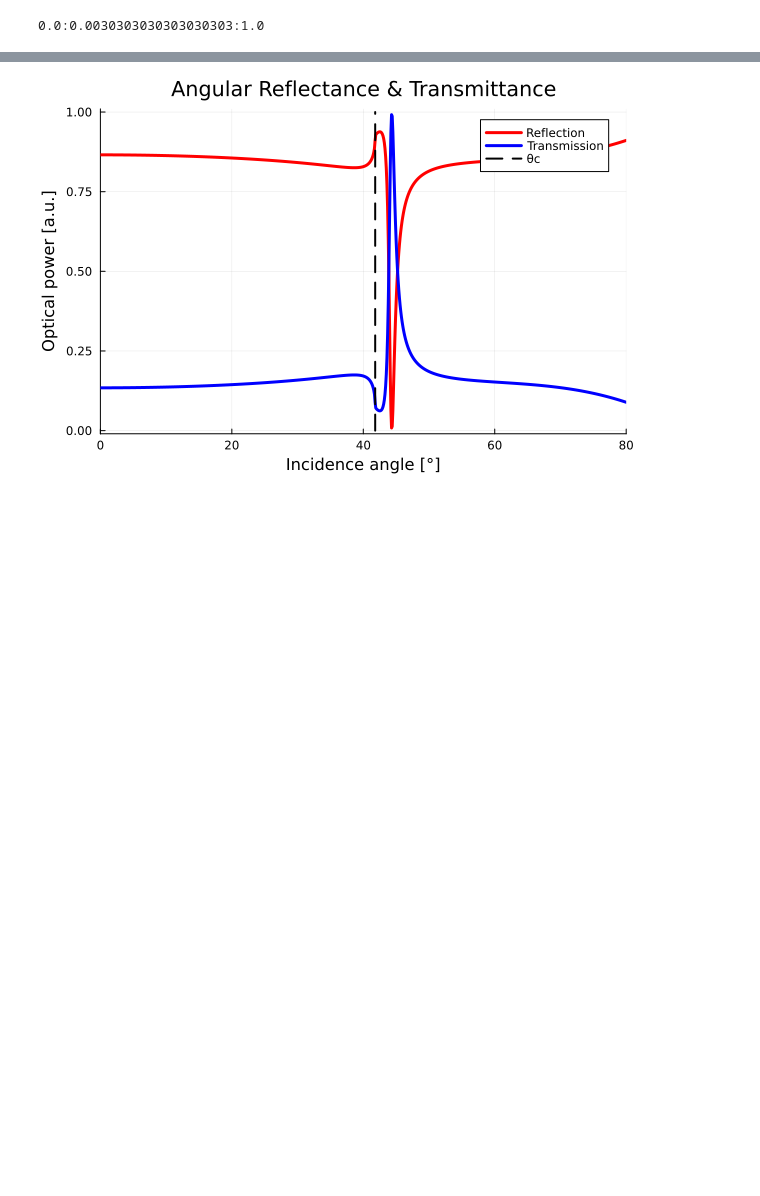
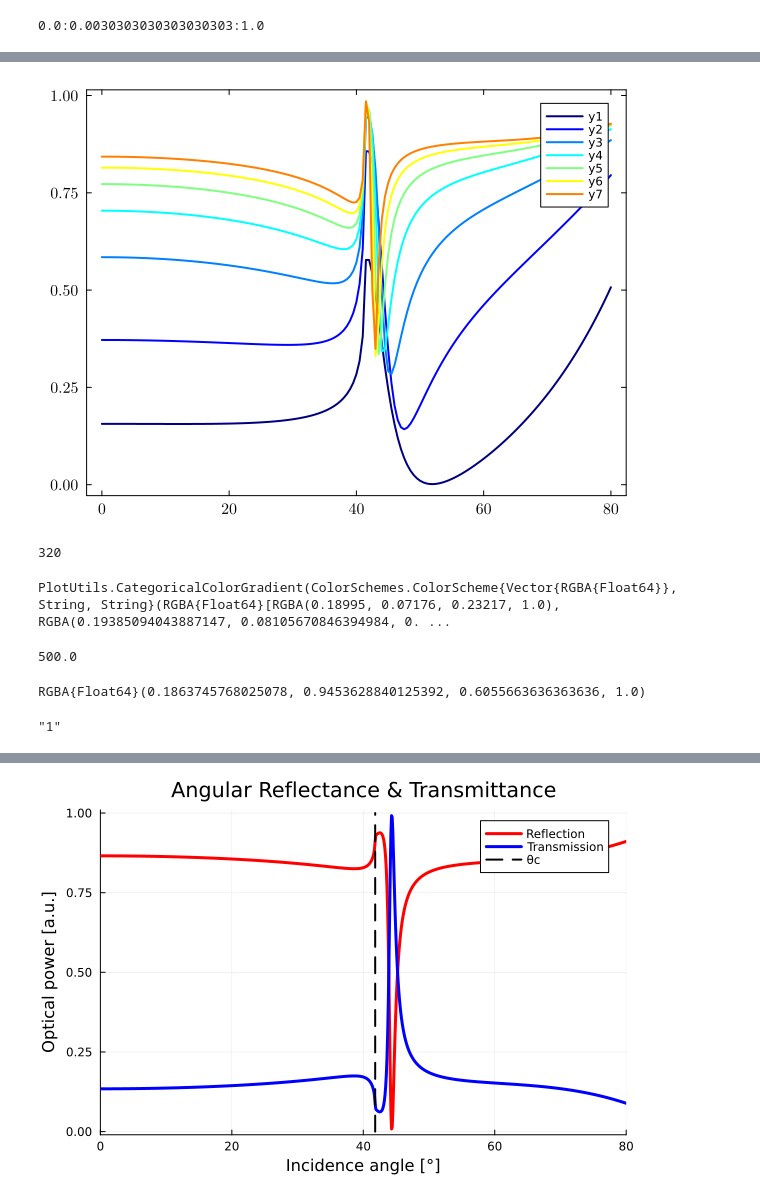
Before and after one commit to ArifMoranV/Optics, a Jupyter notebook: matrixmthd.ipynb, the cells around one changed output, grey strips where cells are left out. Drawn from its saved outputs; the diff is of its cells as text; code cells hidden in the pictures; blank space fills up the shorter version.

```diff
--- a/matrixmthd.ipynb
+++ b/matrixmthd.ipynb
@@ -125,0 +201,3 @@ plot(p1, ThetaC, real.(lam), lw=3, lc=:black, ls=:dash)
+# %%
+RF=transpose(Rf)
+Θ= repeat(ang_inc, 1, length(lam));
@@ -125,0 +208,28 @@ plot(p1, ThetaC, real.(lam), lw=3, lc=:black, ls=:dash)
+# %%
+sλ=50
+sθ =5
+# Get colors from a spectrum-like colormap
+plot(Θ[1:sθ:end, 1:sλ:end], RF[1:sθ:end, 1:sλ:end],
+     palette = :jet,lw=2)  # or :jet, :turbo)
+# %% [output]
+[figure, added]
+# %%
+n=700-380
+# %% [output]
+320
+# %%
+colors = cgrad(:turbo, n, categorical=true)
+# %% [output]
+PlotUtils.CategoricalColorGradient(ColorSchemes.ColorScheme{Vector{RGBA{Float64}}, String, String}(RGBA{Float64}[RGBA(0.18995, 0.07176, 0.23217, 1.0), RGBA(0.19385094043887147, 0.08105670846394984, 0. ...
+# %%
+lam_ini
+# %% [output]
+500.0
+# %%
+colors[Int(lam_ini)-380]
+# %% [output]
+RGBA{Float64}(0.1863745768025078, 0.9453628840125392, 0.6055663636363636, 1.0)
+# %%
+string(1)
+# %% [output]
+"1"
```
Also changed, not shown: parts of 15 cells of this notebook, 9 other files.
